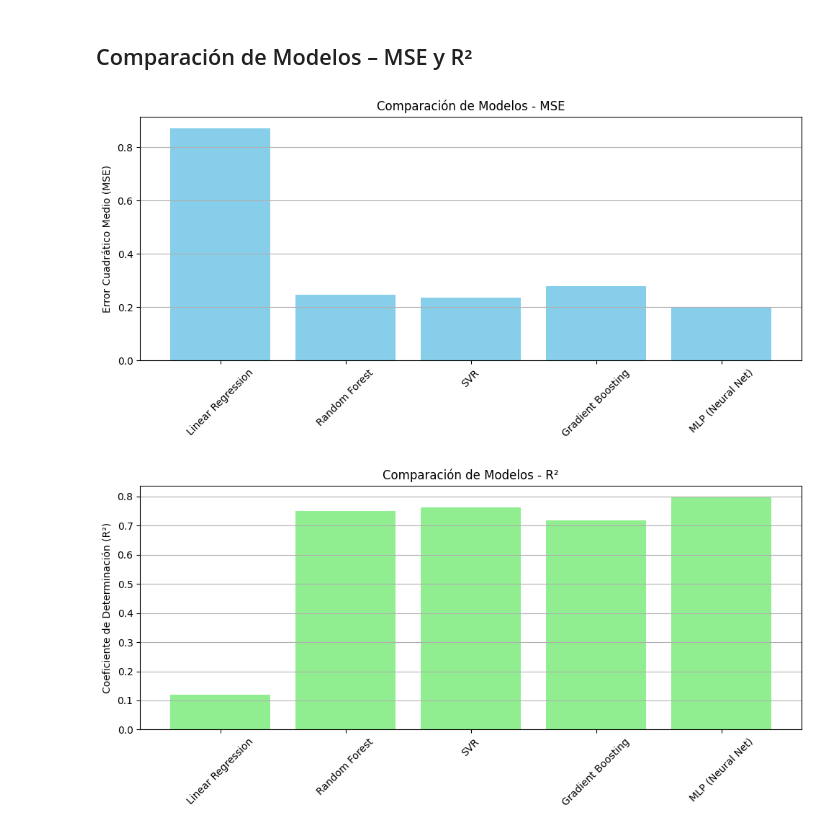
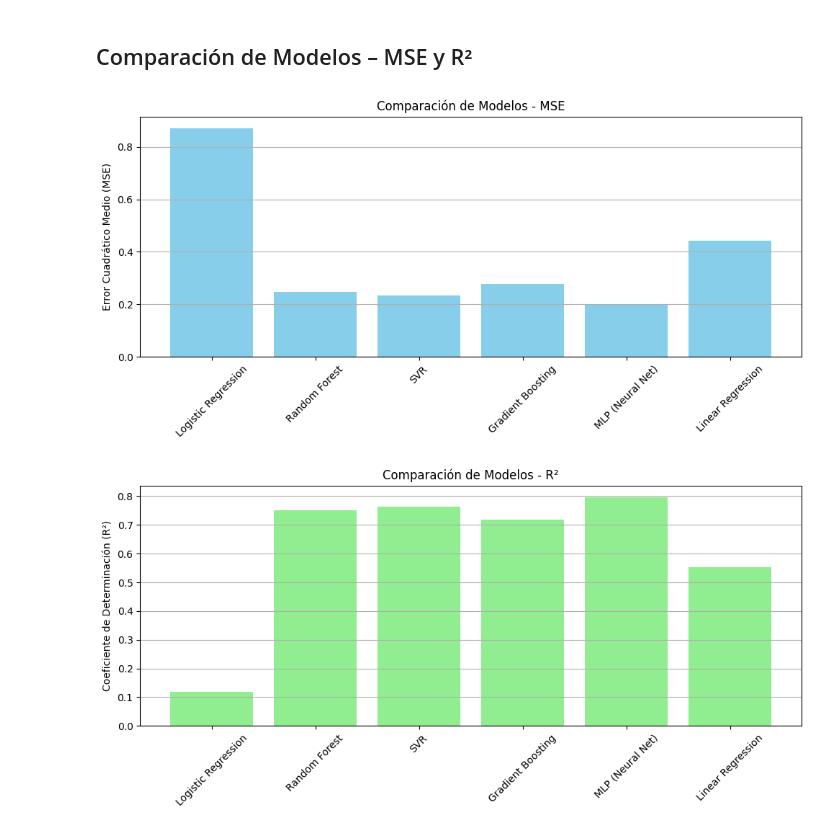
Before and after one commit to JhonnyGod/CienciaDeDatos-Proyecto2, a Jupyter notebook: proyecto2.ipynb, the cells around one changed output. Cells and saved outputs as stored; diff of their text form; code cells hidden in the pictures.

Commit message:
comentarios modelos y regresion lineal

```diff
--- a/proyecto2.ipynb
+++ b/proyecto2.ipynb
@@ -821,0 +847,15 @@ Gradient Boosting - R²: 0.7186220811210049
+# %%
+lr = LinearRegression()
+lr.fit(X_train, y_train)
+y_pred_lr = lr.predict(X_test)
+print("Regresión Lineal - MSE:", mean_squared_error(y_test, y_pred_lr))
+print("Regresión Lineal - R²:", r2_score(y_test, y_pred_lr))
+
+plt.figure(figsize=(8, 5))
+sns.scatterplot(x=y_test, y=y_pred_lr, alpha=0.6, color='orange')
+plt.xlabel("Valor Real")
+plt.ylabel("Valor Predicho")
+plt.title("Gradient Boosting - Real vs. Predicho")
+plt.plot([y_test.min(), y_test.max()], [y_test.min(), y_test.max()], color='red')
+plt.grid(True)
+plt.show()
@@ -824,41 +868,43 @@ Gradient Boosting - R²: 0.7186220811210049
 # %%
 
 
-model_names = ['Logistic Regression', 'Random Forest', 'SVR', 'Gradient Boosting', 'MLP (Neural Net)']
+model_names = ['Logistic Regression', 'Random Forest', 'SVR', 'Gradient Boosting', 'MLP (Neural Net)', 'Linear Regression']
 mse_values = [
     mean_squared_error(y_test, y_pred),
     mean_squared_error(y_test, y_pred_rf),
     mean_squared_error(y_test, y_pred_svr),
     mean_squared_error(y_test, y_pred_gb),
-    mean_squared_error(y_test, y_pred_mlp)
+    mean_squared_error(y_test, y_pred_mlp),
+    mean_squared_error(y_test, y_pred_lr)
 ]
 r2_values = [
     r2_score(y_test, y_pred),
     r2_score(y_test, y_pred_rf),
     r2_score(y_test, y_pred_svr),
     r2_score(y_test, y_pred_gb),
-    r2_score(y_test, y_pred_mlp)
+    r2_score(y_test, y_pred_mlp),
+    r2_score(y_test, y_pred_lr)
 ]
 
 # Gráfico de barras para MSE
 plt.figure(figsize=(10, 5))
 plt.bar(model_names, mse_values, color='skyblue')
 plt.title("Comparación de Modelos - MSE")
 plt.ylabel("Error Cuadrático Medio (MSE)")
 plt.xticks(rotation=45)
 plt.grid(axis='y')
 plt.tight_layout()
 plt.show()
 
 # Gráfico de barras para R²
 plt.figure(figsize=(10, 5))
 plt.bar(model_names, r2_values, color='lightgreen')
 plt.title("Comparación de Modelos - R²")
 plt.ylabel("Coeficiente de Determinación (R²)")
 plt.xticks(rotation=45)
 plt.grid(axis='y')
 plt.tight_layout()
 plt.show()
 # %% [output]
-[figure, old version]
+[figure, new version]
-[figure, old version]
+[figure, new version]
```
Also changed, not shown: parts of 11 cells of this notebook.
